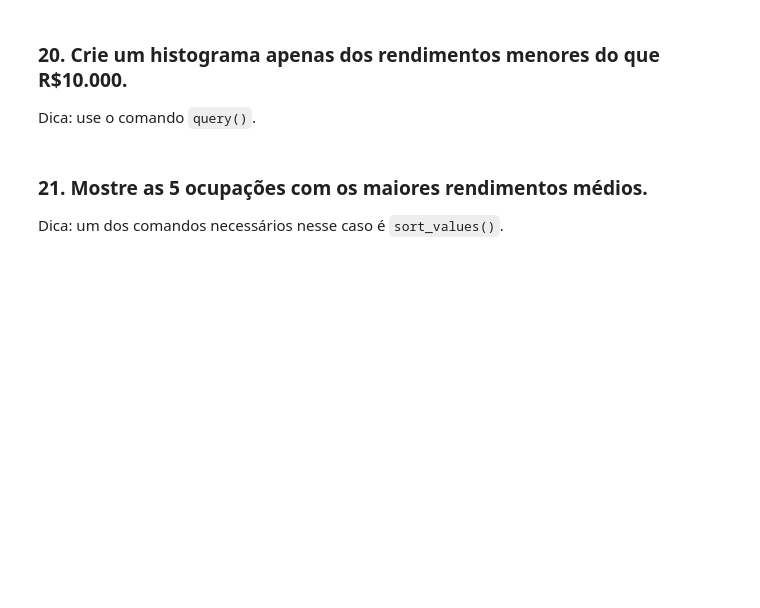
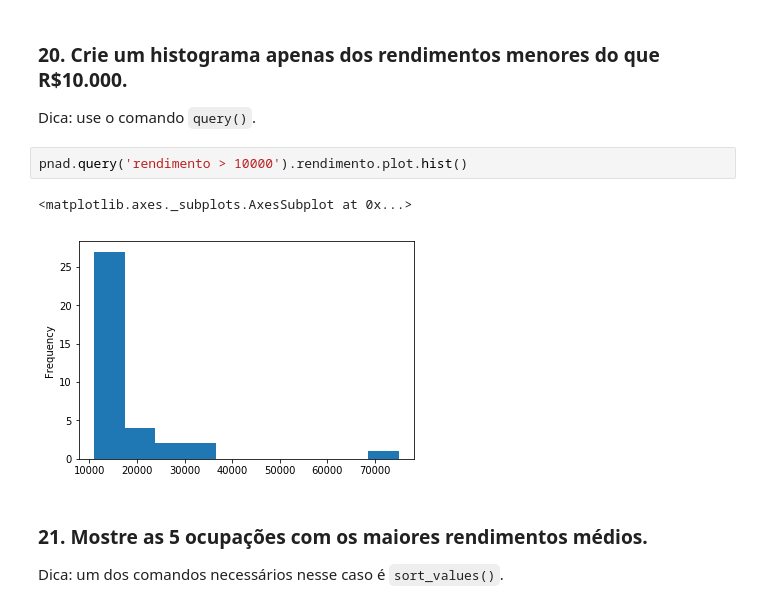
Before and after one commit to anderson-souza/estudosDataScience, a Jupyter notebook: exercicio1.ipynb, the cells around one changed output. Saved outputs shown, nothing was run; the diff lists cells and outputs as text; blank space fills up the shorter version.

```diff
--- a/exercicio1.ipynb
+++ b/exercicio1.ipynb
@@ -48,6 +206,11 @@ Dica: use uma lista dentro do comando `groupby()`.
 ### 20. Crie um histograma apenas dos rendimentos menores do que R\$10.000.
 
 Dica: use o comando `query()`.
+# %%
+pnad.query('rendimento > 10000').rendimento.plot.hist()
+# %% [output]
+<matplotlib.axes._subplots.AxesSubplot at 0x...>
+[figure, added]
 # %% [markdown]
 ### 21. Mostre as 5 ocupações com os maiores rendimentos médios.
 
```
Also changed, not shown: parts of 20 cells of this notebook, 2 other files.
